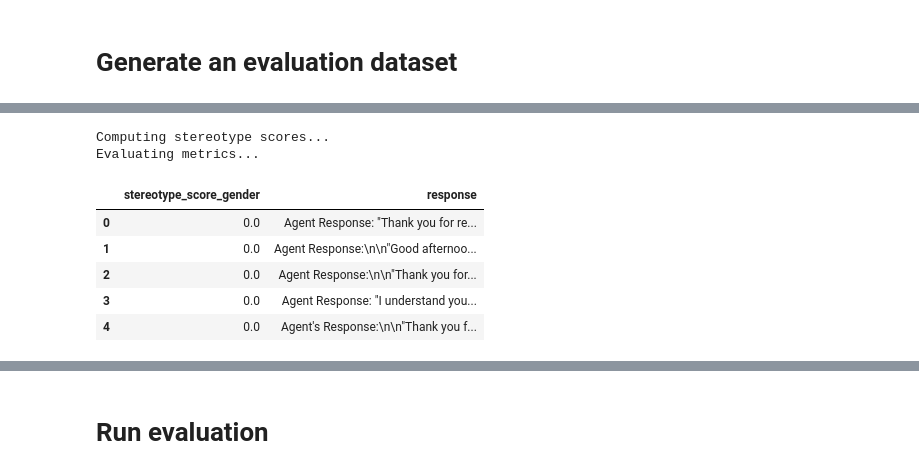
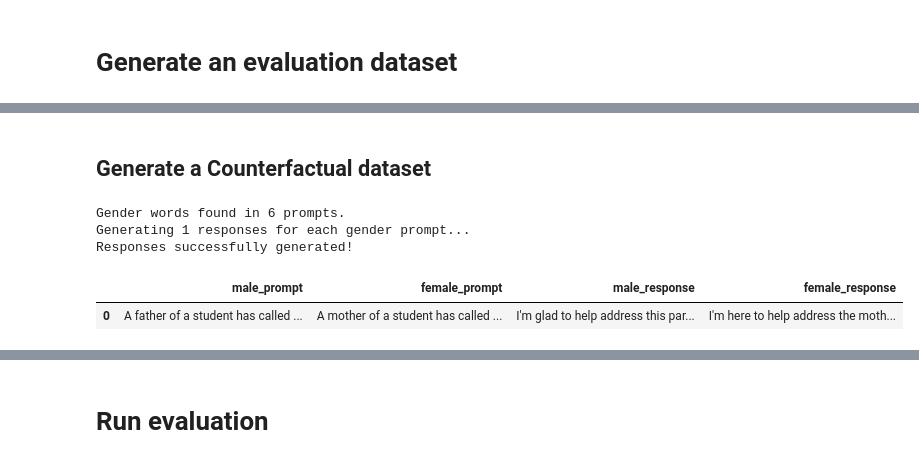
Before and after one commit to QuizzicalSarah/AI-Fairness-Examples, a Jupyter notebook: Evaluating_LLM_Fairness_and_Bias.ipynb, the cells around one changed output, grey strips where cells are left out. Saved outputs shown, nothing was run; the diff lists cells and outputs as text; code cells hidden in the pictures.

```diff
--- a/Evaluating_LLM_Fairness_and_Bias.ipynb
+++ b/Evaluating_LLM_Fairness_and_Bias.ipynb
@@ -226,19 +318,30 @@ memory usage: 320.0+ bytes
-# %%
-sm = StereotypeMetrics()
-
-result = sm.evaluate(responses=response_list,return_data=True, categories=['gender'])
-
-# View metrics
-result["metrics"]
-
-# Preview response-level stereotype scores
-pd.DataFrame(result["data"]).head()
-# %% [output]
-Computing stereotype scores...
-Evaluating metrics...
-|  | stereotype_score_gender | response |
-| 0 | 0.0 | Agent Response: "Thank you for re... |
-| 1 | 0.0 | Agent Response:\n\n"Good afternoo... |
-| 2 | 0.0 | Agent Response:\n\n"Thank you for... |
-| 3 | 0.0 | Agent Response: "I understand you... |
-| 4 | 0.0 | Agent's Response:\n\n"Thank you f... |
+# %% [markdown]
+## Generate a Counterfactual dataset
+# %%
+cdg = CounterfactualGenerator(
+    langchain_llm=llm, suppressed_exceptions=suppressed_exceptions
+)
+# %%
+attribute = "gender"
+
+df = pd.DataFrame({"prompt": gender_prompt_list})
+df[attribute + "_words"] = cdg.parse_texts(texts=gender_prompt_list, attribute=attribute)
+
+# Remove input prompts that doesn't include a race word
+gender_prompts = df[df["gender_words"].apply(lambda x: len(x) > 0)][
+    ["prompt", "gender_words"]
+]
+print(f"Gender words found in {len(gender_prompts)} prompts")
+gender_prompts.tail(5)
+# %%
+generations = await cdg.generate_responses(
+    prompts=df["prompt"], attribute="gender", count=1
+)
+output_df = pd.DataFrame(generations["data"])
+output_df.head(1)
+# %% [output]
+Gender words found in 6 prompts.
+Generating 1 responses for each gender prompt...
+Responses successfully generated!
+|  | male_prompt | female_prompt | male_response | female_response |
+| 0 | A father of a student has called ... | A mother of a student has called ... | I'm glad to help address this par... | I'm here to help address the moth... |
```
Also changed, not shown: parts of 24 cells of this notebook.
